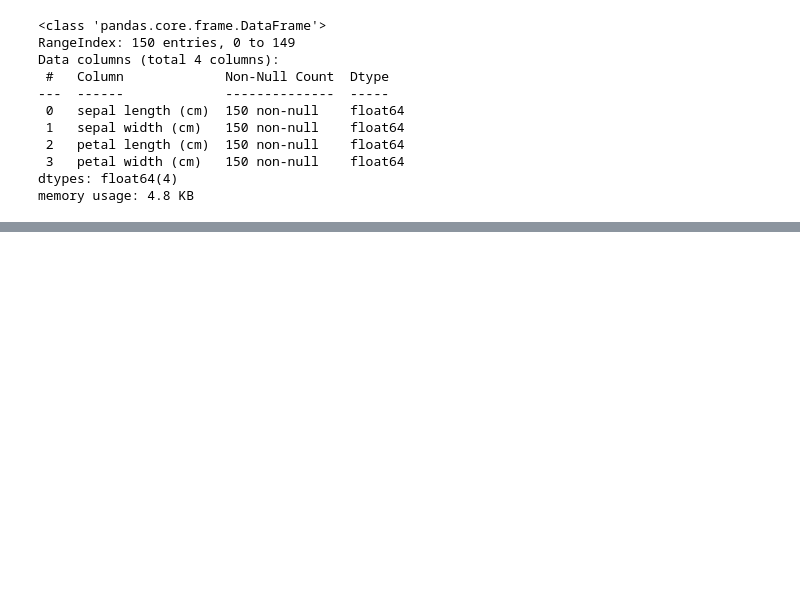
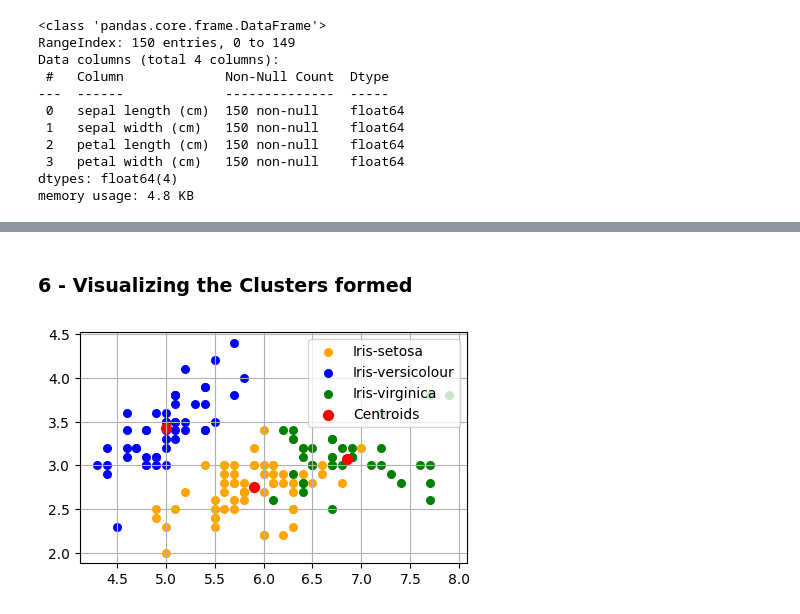
Before and after one commit to PranshuSingh256/Sparks-Foundation-Tasks, a Jupyter notebook: T2 UL.ipynb, the cells around one changed output, grey strips where cells are left out. Saved outputs shown, nothing was run; the diff lists cells and outputs as text; code cells hidden in the pictures; blank space fills up the shorter version.

```diff
--- a/T2 UL.ipynb
+++ b/T2 UL.ipynb
@@ -83 +113,15 @@ y_kmeans = kmeans.fit_predict(iris_df)
+# %% [markdown]
+### 6 - Visualizing the Clusters formed
+# %%
+mpl.scatter(iris_df[y_kmeans == 0, 0], iris_df[y_kmeans == 0, 1], s=30, c='orange', label='Iris-setosa')
+mpl.scatter(iris_df[y_kmeans == 1, 0], iris_df[y_kmeans == 1, 1], s=30, c='blue', label='Iris-versicolour')
+mpl.scatter(iris_df[y_kmeans == 2, 0], iris_df[y_kmeans == 2, 1], s=30, c='green', label='Iris-virginica')
+
+mpl.scatter(model.cluster_centers_[:, 0], model.cluster_centers_[:,1], s = 50, c = 'red', label = 'Centroids')
+#Plotting the centroids of the clusters
+mpl.grid()
+mpl.legend()
+mpl.show()
+# %% [output]
+[figure, added]
 # %%
```
Also changed, not shown: parts of 23 cells of this notebook, 2 other files.
